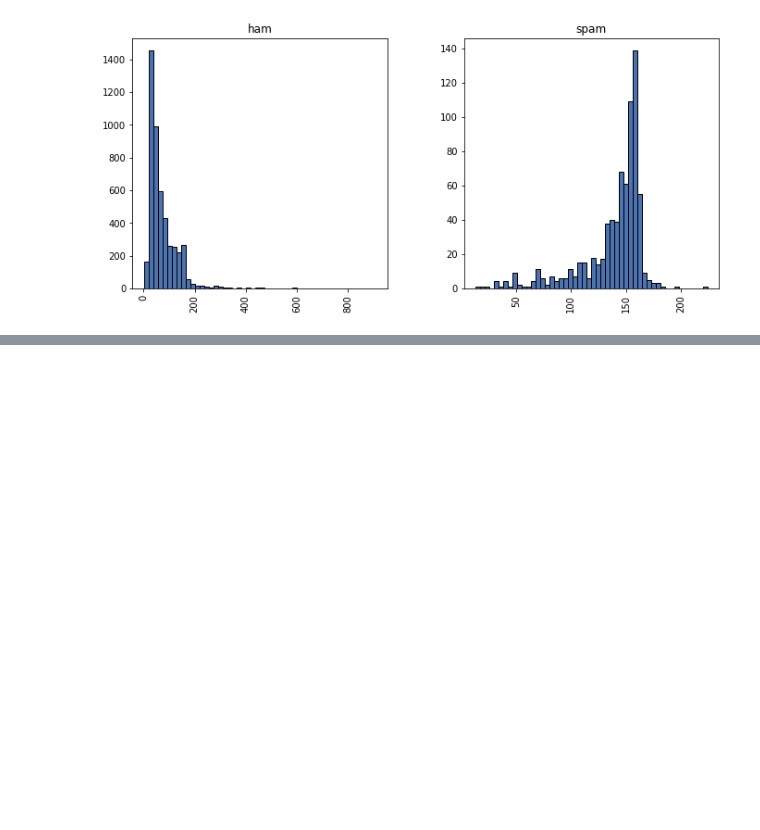
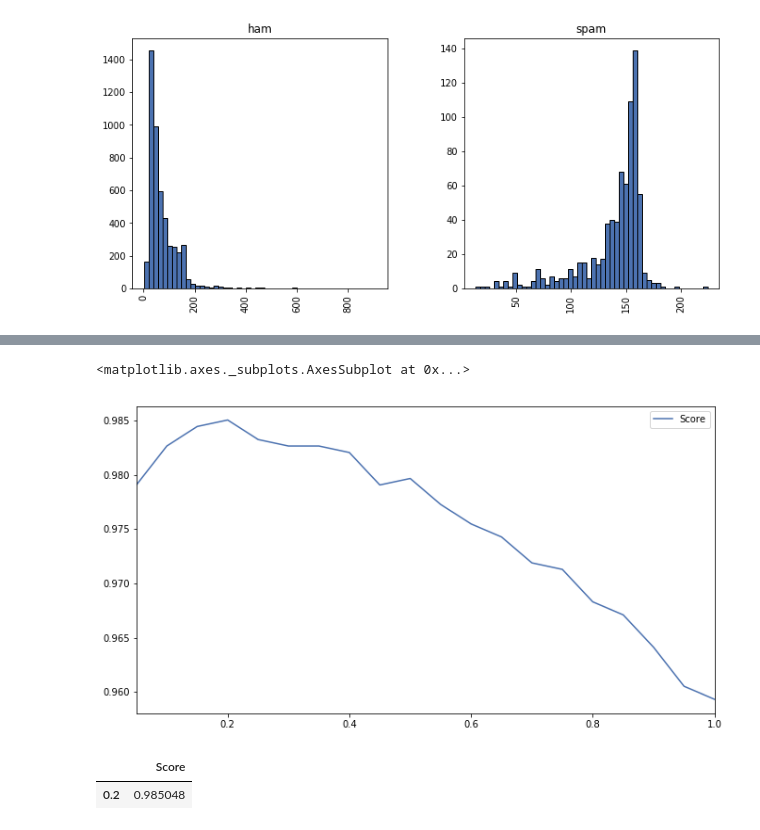
Before and after one commit to rachitrawat/SpamShield, a Jupyter notebook: main.ipynb, the cells around one changed output, grey strips where cells are left out. Cells and saved outputs as stored; diff of their text form; code cells hidden in the pictures; blank space fills up the shorter version.

```diff
--- a/main.ipynb
+++ b/main.ipynb
@@ -58,0 +114,19 @@ array([<matplotlib.axes._subplots.AxesSubplot object at 0x...>,
+# %%
+# Multinominal NaiveBayes Classifier
+
+pred_scores = []
+for i in np.linspace(0.05, 1, num=20):
+    mnb = MultinomialNB(alpha=i)
+    mnb.fit(features_train, labels_train)
+    pred = mnb.predict(features_test)
+    pred_scores.append((i, [accuracy_score(labels_test,pred)]))
+df = pd.DataFrame.from_items(pred_scores,orient='index', columns=['Score'])
+df.plot(figsize=(11,6))
+# %% [output]
+<matplotlib.axes._subplots.AxesSubplot at 0x...>
+[figure, added]
+# %%
+df[df['Score'] == df['Score'].max()]
+# %% [output]
+|  | Score |
+| 0.2 | 0.985048 |
```
Also changed, not shown: parts of 25 cells of this notebook.
